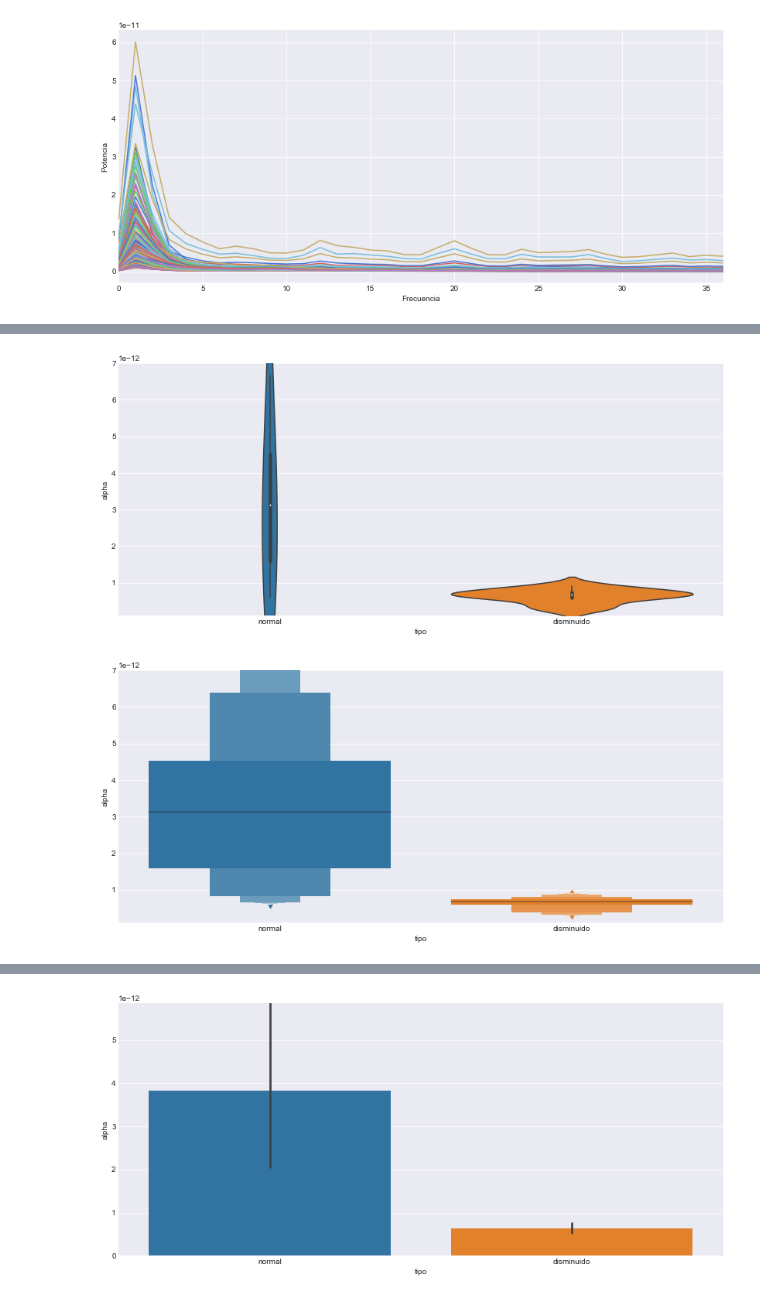
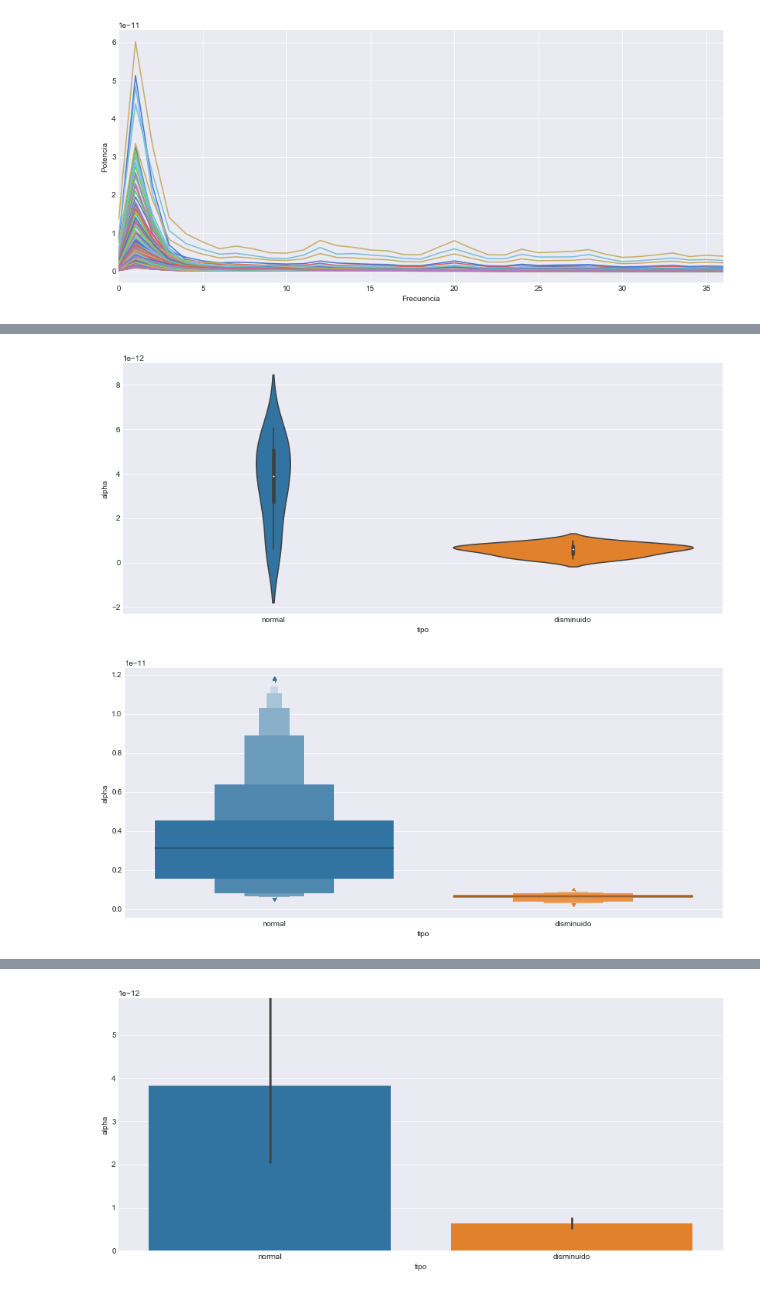
Before and after one commit to lucasputer/CienciaDeDatos, a Jupyter notebook: tp2/TP2.ipynb, the cells around one changed output, grey strips where cells are left out. Cells and saved outputs as stored; diff of their text form; code cells hidden in the pictures.

```diff
--- a/tp2/TP2.ipynb
+++ b/tp2/TP2.ipynb
@@ -99,4 +113,5 @@ graph_fft(datasets_sujetos[0])
 # %%
+# Devuelve la timeseries de un dataset en un epoch y electrodo dados
 def get_epoch(epoch_idx,electrodo_idx, dataset):
     return dataset[epoch_idx, electrodo_idx, :]
 
@@ -104,18 +119,15 @@ def par_frecuencias_potencias_epoch(epoch_idx,electrodo_idx,dataset):
     welch_result = scipy.signal.welch(get_epoch(epoch_idx,electrodo_idx,dataset), fs=250)
     return freq_pots_relevantes(welch_result[0], welch_result[1])
 
-# Dado un dataset y un electrodo devuelve una lista de potencias promedio para cada epoch
+# Dado un dataset y un electrodo devuelve una lista de potencias promedio para cada epoch en 'epochs_index_random'
+# Por ejemplo: dados las potencias por epoch
+#     epoch1 = [ pot_epoch1(freq1) , pot_epoch1(freq2) , ... ]
+#     epoch2 = [ pot_epoch2(freq1) , pot_epoch2(freq2) , ... ]
+#     epoch3 = [ pot_epoch3(freq1) , pot_epoch3(freq2) , ... ]
+#     Devuelve un epoch_promedio = [ pot_promedio(freq1) , pot_promedio(freq2) , ... ]
 def potencias_promedio(electrodo_idx,dataset):
-    freqs_pots_por_epoch = [par_frecuencias_potencias_epoch(i,electrodo_idx, dataset) for i in range(epoch_count(dataset))]
+    freqs_pots_por_epoch = [par_frecuencias_potencias_epoch(i,electrodo_idx, dataset) for i in epochs_index_random]
     res = pd.DataFrame([])
     for i in range(len(freqs_pots_por_epoch)):
         res = res.append(pd.DataFrame([freqs_pots_por_epoch[i][1]], columns=freqs_pots_por_epoch[i][0]))
     return res.mean()
-
-def graph_potencias(dataset):
-    colors = sns.color_palette('muted', n_colors=electrodos_count(dataset))
-    for i in range(electrodos_count(dataset)):
-        ax = sns.tsplot(potencias_promedio(i, dataset), color=colors[i])
-        ax.set_ylabel('Potencia(V^2/Hz)')
-        ax.set_xlabel('Frecuencia(Hz)')
-    plt.show()
@@ -128,11 +150,9 @@ def potencia_banda(low, high, potencias_promedio, frecuencias):
     # Thomas dice np.average
     return np.average(map(lambda x: x[0], ifilter(lambda x: x[1] >= low and x[1] < high, izip(potencias_promedio, frecuencias))))
 
-# Esto tarda mucho, puse que cargue solo 2 electrodos para que sea facil de modificar y volver a correr
 def get_bandas_dict(dataset):
     potencias_promedio_by_electrode = pd.DataFrame([])
-    for i in range(2):
-#         electrodos_count(dataset)):
+    for i in electrodes_index_random:
         pp = potencias_promedio(i, dataset)
         potencias_promedio_by_electrode = potencias_promedio_by_electrode.append(pd.Series.to_frame(pp))
     potencias_promedio_total = potencias_promedio_by_electrode.groupby(level=0).mean()
@@ -184,13 +239,13 @@ print kolmog_approx(x)
-# %%
-def info_intra_electrodo(dataset):
-    total = 0.
-    for i in range(epoch_count(dataset)):
-        for j in range(electrodes_count(dataset)):
-            total += kolmog_approx(get_epoch(i, j, dataset))
-    promedio = float(total) / float(epoch_count(dataset) * electrodes_count(dataset))
-    return promedio
 # %%
-bandas_frame_columns = ['delta','theta','alpha','beta','gamma','tipo']
+# PREPROCESAMIENTO
+
+# Para cada sujeto, calcula:
+# - La potencia promedio de sus bandas
+# - Info intra electrodo
+# - Info inter electrodo
+# - Tipo (normal vs disminuido)
+
+bandas_frame_columns = ['delta','theta','alpha','beta','gamma','info_intra','info_inter','tipo']
 bandas_frame = pd.DataFrame(data=[], columns=bandas_frame_columns)
 
 for dataset_index in range(len(datasets_sujetos)):
@@ -199,6 +254,7 @@ for dataset_index in range(len(datasets_sujetos)):
         bandas_dict['tipo'] = 'normal'
     else:
         bandas_dict['tipo'] = 'disminuido'
-    bandas_dict['info_intra'] = info_intra_electrodo(dataset)
+    bandas_dict['info_intra'] = info_intra_electrodo(datasets_sujetos[dataset_index])
+    bandas_dict['info_inter'] = info_inter_electrodo(datasets_sujetos[dataset_index])
     bandas_sujeto = pd.DataFrame(data=[bandas_dict], columns=bandas_frame_columns)
     bandas_frame = bandas_frame.append(bandas_sujeto)
@@ -243,13 +307,13 @@ plt.show()
 # %%
+# Violin
 sns.violinplot(x="tipo", y="alpha", data=bandas_frame)
-plt.ylim(1e-13, 7e-12)
 plt.show()
 # %% [output]
-[figure, old version]
+[figure, new version]
 # %%
+# LV
 sns.lvplot(x="tipo", y="alpha", data=bandas_frame)
-plt.ylim(1e-13, 7e-12)
 plt.show()
 # %% [output]
-[figure, old version]
+[figure, new version]
 # %%
```
Also changed, not shown: parts of 31 cells of this notebook.
